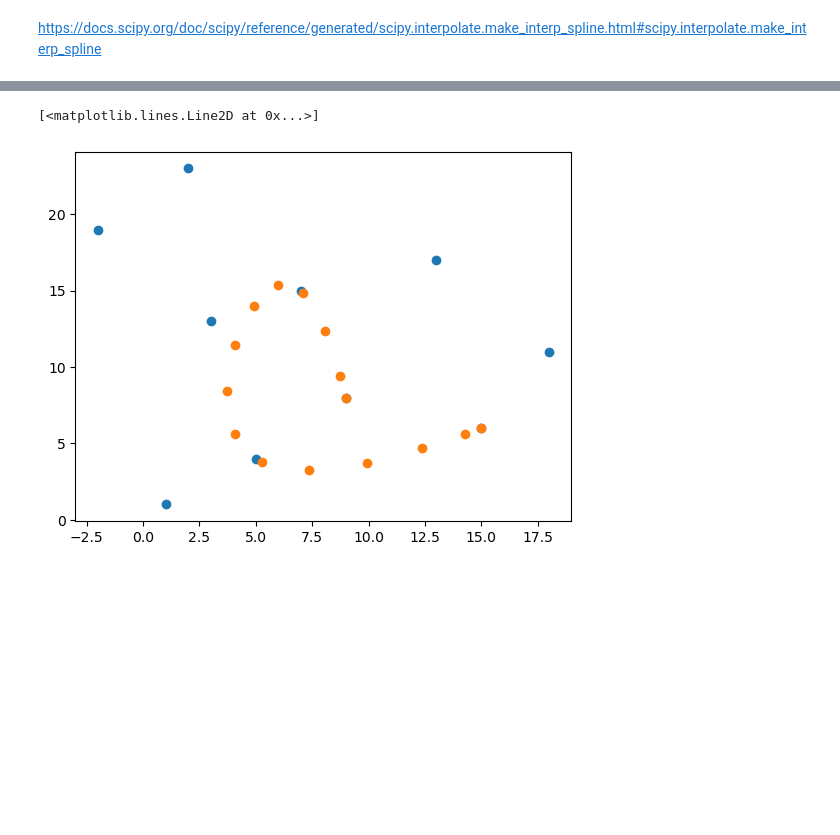
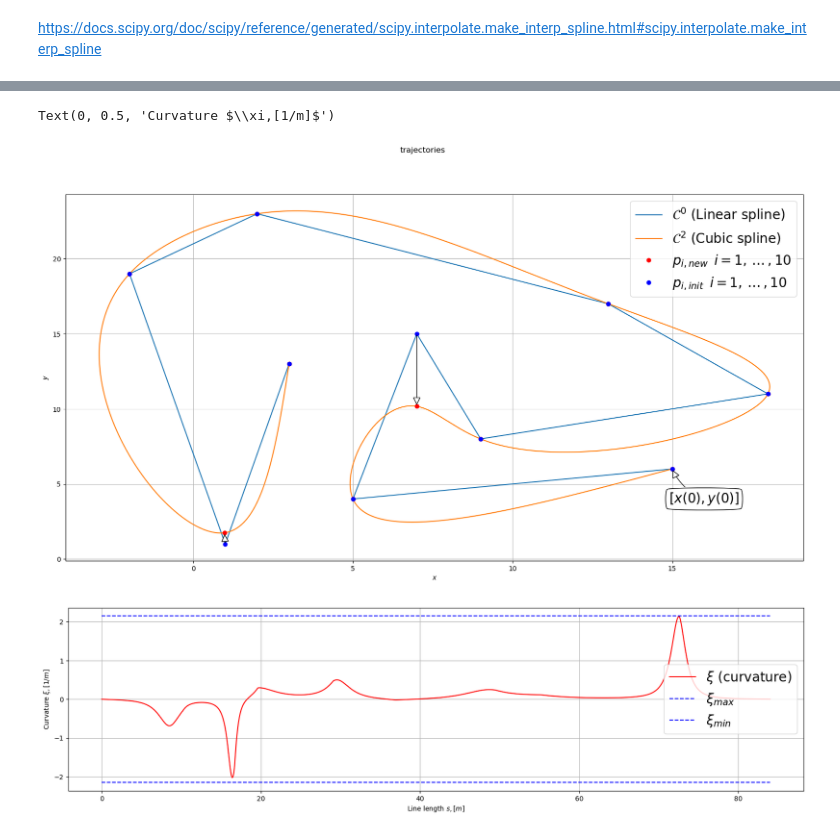
Before and after one commit to dvogureckiy99/TPandC, a Jupyter notebook: lab1.ipynb, the cells around one changed output, grey strips where cells are left out. Drawn from its saved outputs; the diff is of its cells as text; code cells hidden in the pictures; blank space fills up the shorter version.

```diff
--- a/lab1.ipynb
+++ b/lab1.ipynb
@@ -65,8 +26,0 @@ plt.plot(x_new, y_new, '-')
-# %%
-phi_new = np.linspace(phi[0][0],phi[0][-1] , 15)
-x_new, y_new = spl(phi_new).T
-plt.plot(coordinates['x'],coordinates['y'], 'o')
-plt.plot(x_new, y_new, 'o')
-# %% [output]
-[<matplotlib.lines.Line2D at 0x...>]
-[figure, removed]
@@ -74,0 +326,56 @@ new_c
+# %%
+ds = 0.1  # [m] distance of each interpolated points
+Rmax=1/2.15
+sp = CubicSpline2D(gx, gy, Rmax, alpha=0.01)
+# print(sp.s)
+x_new,y_new = sp.get_xy()
+s = np.arange(0, sp.s[-1], ds)
+rx, ry, ryaw, rk = [], [], [], []
+
+for i_s in s:
+    ix, iy = sp.calc_position(i_s)
+    rx.append(ix)
+    ry.append(iy)
+    ryaw.append(sp.calc_yaw(i_s))
+    rk.append(sp.calc_curvature(i_s))
+# %%
+
+fig, ax = plt.subplots(1,1,figsize = (20,10))
+ax = [ax, 1]
+C0, = ax[0].plot(gx,gy)
+C2, = ax[0].plot(rx, ry)
+
+Points_new, = ax[0].plot(x_new, y_new, "or", label="Data points new")
+Points_init, = ax[0].plot(gx, gy, "ob", label="Data points initial")
+
+for x,y,xnew,ynew in zip(gx,gy,x_new,y_new):
+    if not ( x == xnew and y == ynew ):
+        ax[0].annotate("", xy=(xnew, ynew), xytext=(x,y),
+            arrowprops=dict(arrowstyle="-|>",mutation_scale=25,fc="w"))
+
+ax[0].annotate(rf'$[x(0),y(0)]$',
+                  xy=(gx[0],gy[0]),
+                  xytext=(gx[0]+1,gy[0]-2),
+                  size=20, va="center", ha="center",
+                  bbox=dict(boxstyle="round4", fc="w"),
+                  arrowprops=dict(arrowstyle="-|>",mutation_scale=25,
+                                  connectionstyle="arc3,rad=-0.2", fc="w"))
+fig.suptitle("trajectories")
+ax[0].set_xlabel("$x$")
+ax[0].set_ylabel("$y$")
+ax[0].grid(True)
+ax[0].legend([C0,C2,Points_new,Points_init], ['$\mathcal{C}^0$ (Linear spline)','$\mathcal{C}^2 $ (Cubic spline)',
+            '$p_{i,new}\,\,\,i=1,\dots,10$','$p_{i,init}\,\,\,i=1,\dots,10$'],fontsize="20")
+
+plt.subplots(1,1,figsize = (20,5))
+C1, = plt.plot(s, rk, "-r", label="curvature")
+C2, = plt.plot(s, [1/Rmax]*len(s), "--b")
+C3, = plt.plot(s, [-1/Rmax]*len(s), "--b")
+plt.grid(True)
+plt.legend([C1,C2,C3],['$\\xi$ (curvature)','$\\xi_{max}$','$\\xi_{min}$'],fontsize="20")
+plt.xlabel("Line length $s,[m]$")
+plt.ylabel("Curvature $\\xi,[1/m]$")
+# %% [output]
+Text(0, 0.5, 'Curvature $\\xi,[1/m]$')
+[figure, added]
+[figure, added]
```
Also changed, not shown: parts of 13 cells of this notebook.
